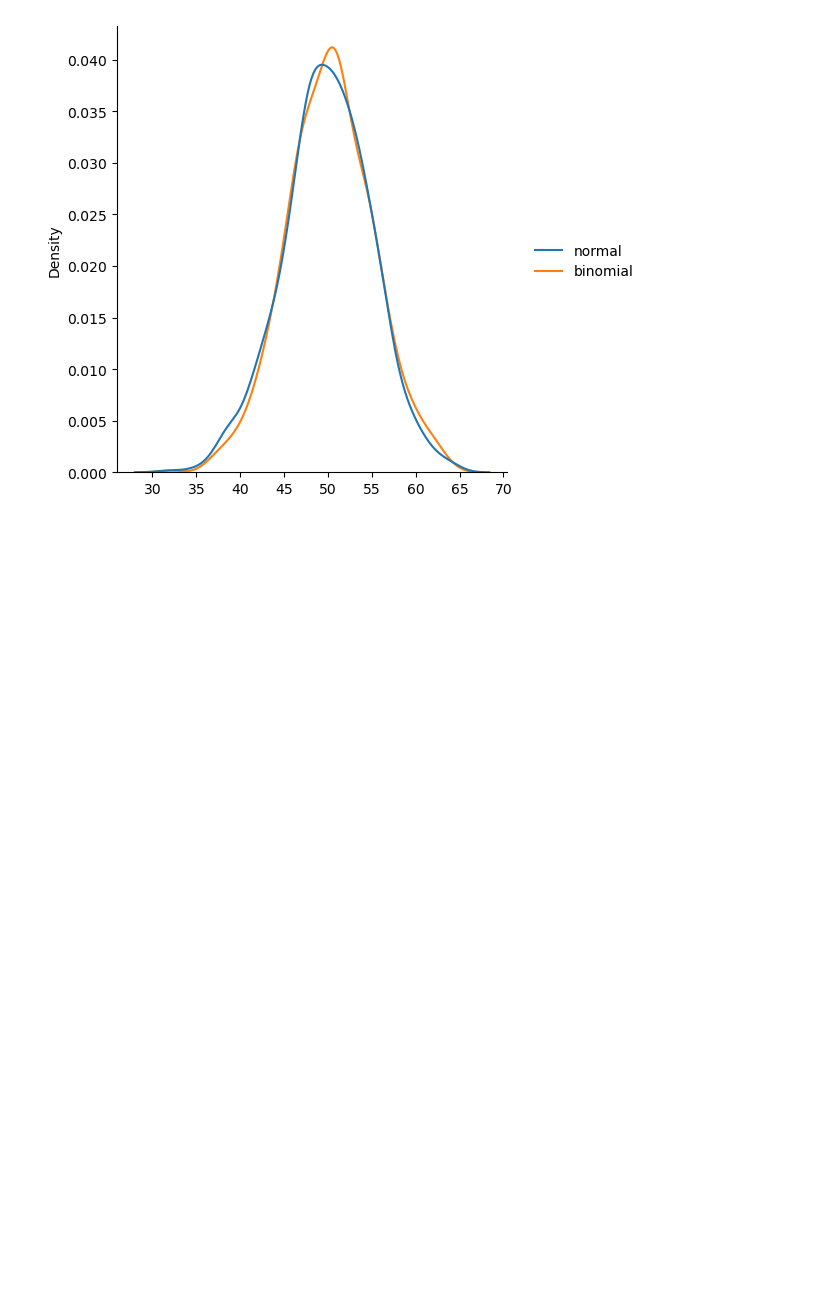
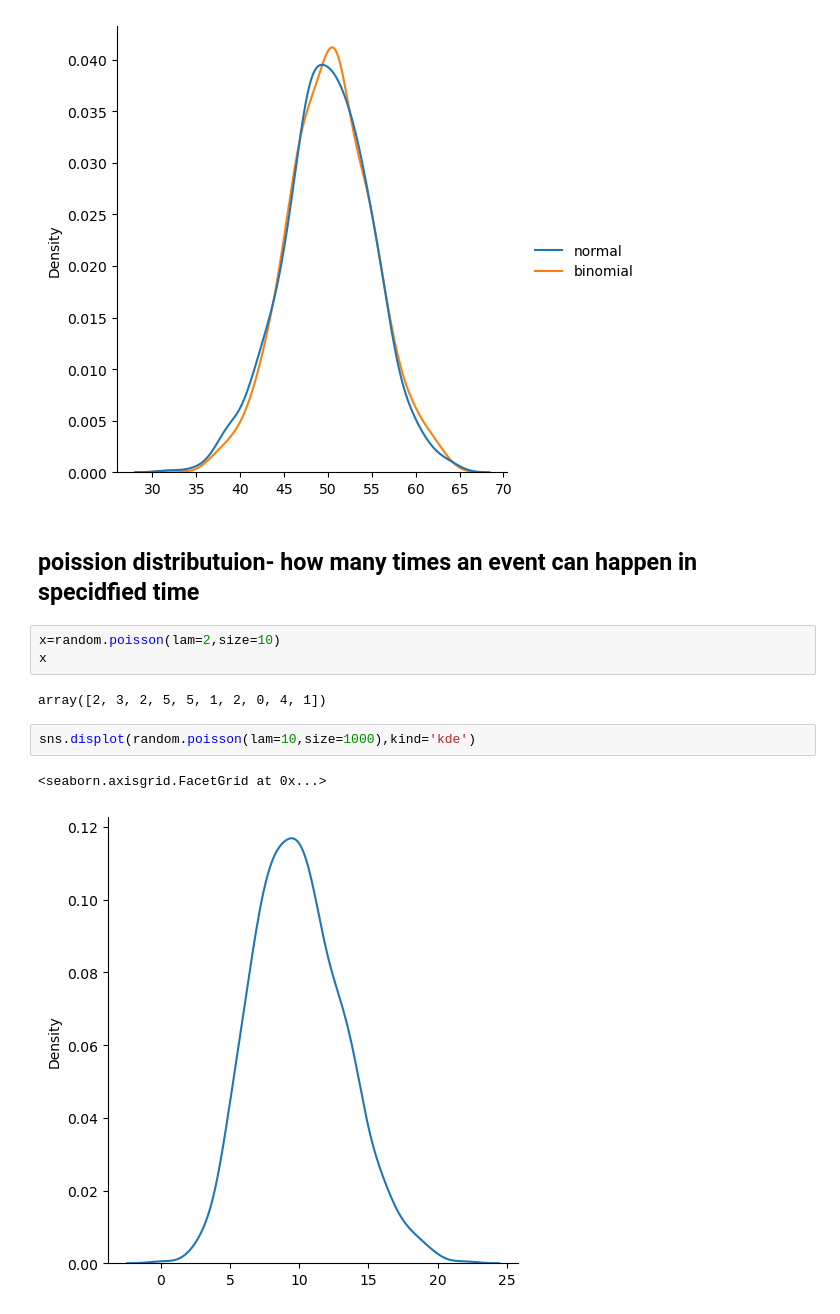
Before and after one commit to aniket15111/python_learning, a Jupyter notebook: Day14/numpy.ipynb, the cells around one changed output. Cells and saved outputs as stored; diff of their text form; blank space fills up the shorter version.

```diff
--- a/Day14/numpy.ipynb
+++ b/Day14/numpy.ipynb
@@ -494,3 +496,15 @@ sns.displot(data, kind="kde")
 plt.show()
 # %% [output]
 [figure]
+# %% [markdown]
+## poission distributuion- how many times an event can happen in specidfied time
+# %%
+x=random.poisson(lam=2,size=10)
+x
+# %% [output]
+array([2, 3, 2, 5, 5, 1, 2, 0, 4, 1])
+# %%
+sns.displot(random.poisson(lam=10,size=1000),kind='kde')
+# %% [output]
+<seaborn.axisgrid.FacetGrid at 0x...>
+[figure, added]
```
Also changed, not shown: parts of 36 cells of this notebook.
